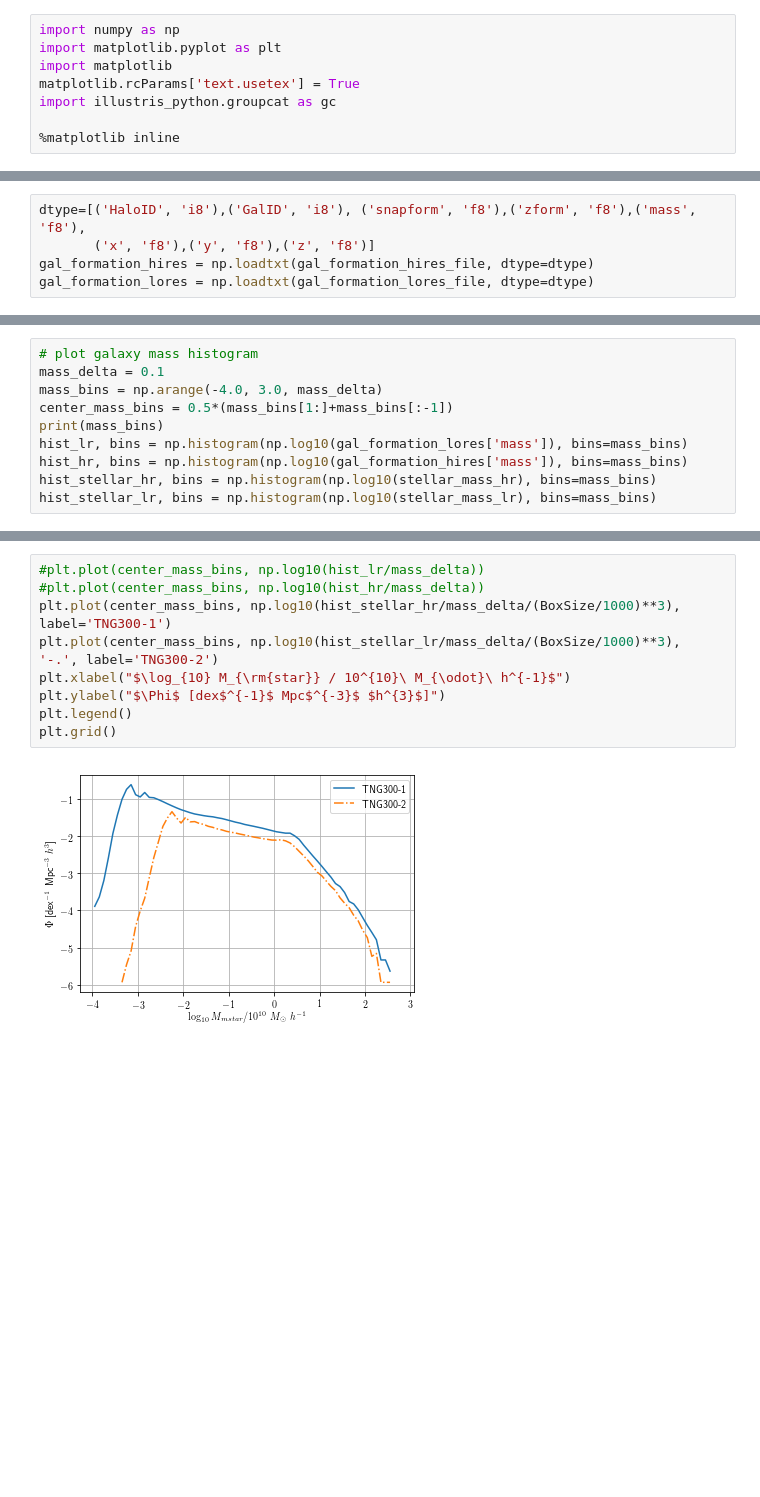
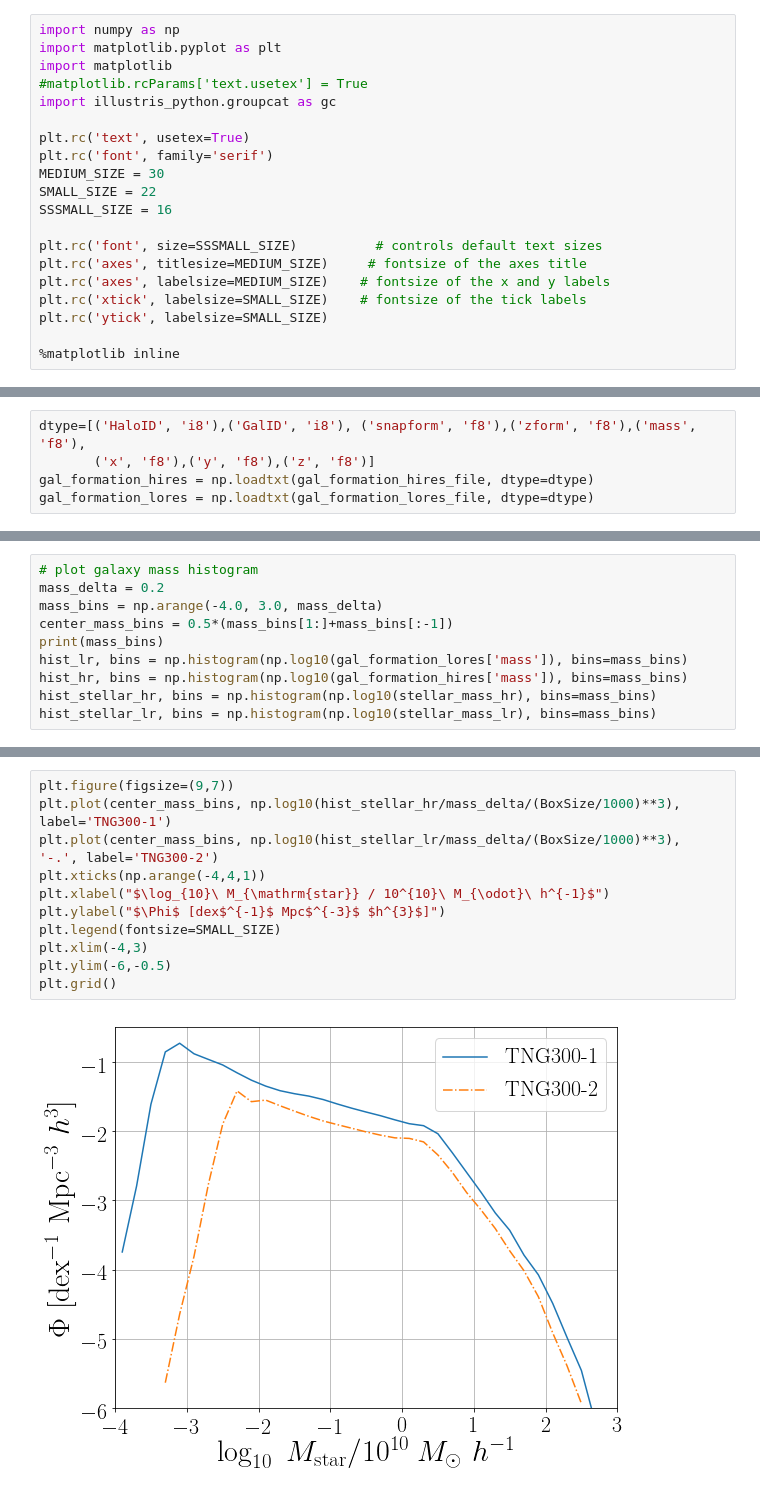
Before and after one commit to forero/IllustrisGalaxyBias, a Jupyter notebook: code/plot_mass_formation_times.ipynb, the cells around one changed output, grey strips where cells are left out. Cells and saved outputs as stored; diff of their text form; blank space fills up the shorter version.

```diff
--- a/code/plot_mass_formation_times.ipynb
+++ b/code/plot_mass_formation_times.ipynb
@@ -1,11 +1,23 @@
-# %%
-import numpy as np
-import matplotlib.pyplot as plt
-import matplotlib
-matplotlib.rcParams['text.usetex'] = True
-import illustris_python.groupcat as gc
-
-%matplotlib inline
+# %%
+import numpy as np
+import matplotlib.pyplot as plt
+import matplotlib
+#matplotlib.rcParams['text.usetex'] = True
+import illustris_python.groupcat as gc
+
+plt.rc('text', usetex=True)
+plt.rc('font', family='serif')
+MEDIUM_SIZE = 30
+SMALL_SIZE = 22
+SSSMALL_SIZE = 16
+
+plt.rc('font', size=SSSMALL_SIZE)          # controls default text sizes
+plt.rc('axes', titlesize=MEDIUM_SIZE)     # fontsize of the axes title
+plt.rc('axes', labelsize=MEDIUM_SIZE)    # fontsize of the x and y labels
+plt.rc('xtick', labelsize=SMALL_SIZE)    # fontsize of the tick labels
+plt.rc('ytick', labelsize=SMALL_SIZE)
+
+%matplotlib inline
 # %%
 basePath = "/Users/forero/Illustris_data/TNG300-1/"
 
@@ -48,6 +63,6 @@ gal_formation_lores = np.loadtxt(gal_formation_lores_file, dtype=dtype)
 # %%
 # plot galaxy mass histogram
-mass_delta = 0.1
+mass_delta = 0.2
 mass_bins = np.arange(-4.0, 3.0, mass_delta)
 center_mass_bins = 0.5*(mass_bins[1:]+mass_bins[:-1])
 print(mass_bins)
@@ -77,11 +83,13 @@ hist_stellar_lr, bins = np.histogram(np.log10(stellar_mass_lr), bins=mass_bins)
 # %%
-#plt.plot(center_mass_bins, np.log10(hist_lr/mass_delta))
-#plt.plot(center_mass_bins, np.log10(hist_hr/mass_delta))
+plt.figure(figsize=(9,7))
 plt.plot(center_mass_bins, np.log10(hist_stellar_hr/mass_delta/(BoxSize/1000)**3), label='TNG300-1')
 plt.plot(center_mass_bins, np.log10(hist_stellar_lr/mass_delta/(BoxSize/1000)**3), '-.', label='TNG300-2')
-plt.xlabel("$\log_{10} M_{\rm{star}} / 10^{10}\ M_{\odot}\ h^{-1}$")
+plt.xticks(np.arange(-4,4,1))
+plt.xlabel("$\log_{10}\ M_{\mathrm{star}} / 10^{10}\ M_{\odot}\ h^{-1}$")
 plt.ylabel("$\Phi$ [dex$^{-1}$ Mpc$^{-3}$ $h^{3}$]")
-plt.legend()
+plt.legend(fontsize=SMALL_SIZE)
+plt.xlim(-4,3)
+plt.ylim(-6,-0.5)
 plt.grid()
 # %% [output]
-[figure, old version]
+[figure, new version]
```
Also changed, not shown: parts of 6 cells of this notebook.
